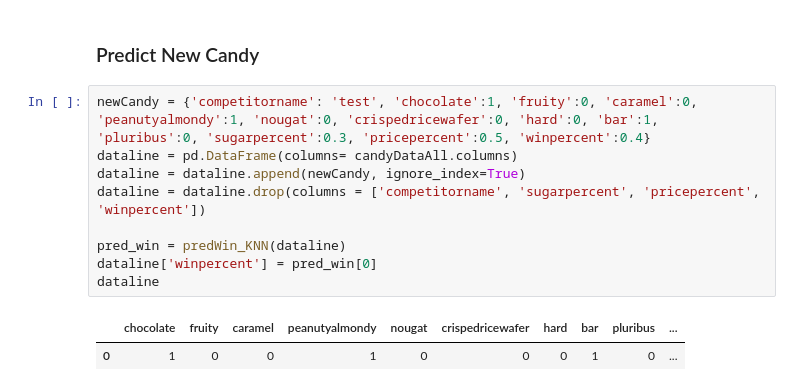
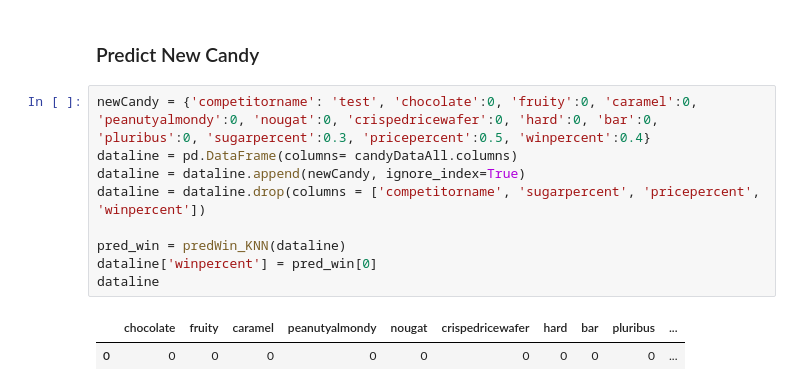
Before and after one commit to Mieju/CandyCare, a Jupyter notebook: CandyCare.ipynb, the cells around one changed output. Drawn from its saved outputs; the diff is of its cells as text.

```diff
--- a/CandyCare.ipynb
+++ b/CandyCare.ipynb
@@ -495,14 +532,14 @@ plt.barh(columns, values, color='green', alpha=0.4)
 # %% [markdown]
 ### Predict New Candy
 # %%
-newCandy = {'competitorname': 'test', 'chocolate':1, 'fruity':0, 'caramel':0, 'peanutyalmondy':1, 'nougat':0, 'crispedricewafer':0, 'hard':0, 'bar':1, 'pluribus':0, 'sugarpercent':0.3, 'pricepercent':0.5, 'winpercent':0.4}
+newCandy = {'competitorname': 'test', 'chocolate':0, 'fruity':0, 'caramel':0, 'peanutyalmondy':0, 'nougat':0, 'crispedricewafer':0, 'hard':0, 'bar':0, 'pluribus':0, 'sugarpercent':0.3, 'pricepercent':0.5, 'winpercent':0.4}
 dataline = pd.DataFrame(columns= candyDataAll.columns)
 dataline = dataline.append(newCandy, ignore_index=True)
 dataline = dataline.drop(columns = ['competitorname', 'sugarpercent', 'pricepercent', 'winpercent'])
 
 pred_win = predWin_KNN(dataline)
 dataline['winpercent'] = pred_win[0]
 dataline
 # %% [output]
 |  | chocolate | fruity | caramel | peanutyalmondy | nougat | crispedricewafer | hard | bar | pluribus | ... |
-| 0 | 1 | 0 | 0 | 1 | 0 | 0 | 0 | 1 | 0 | ... |
+| 0 | 0 | 0 | 0 | 0 | 0 | 0 | 0 | 0 | 0 | ... |
```
Also changed, not shown: parts of 11 cells of this notebook.
